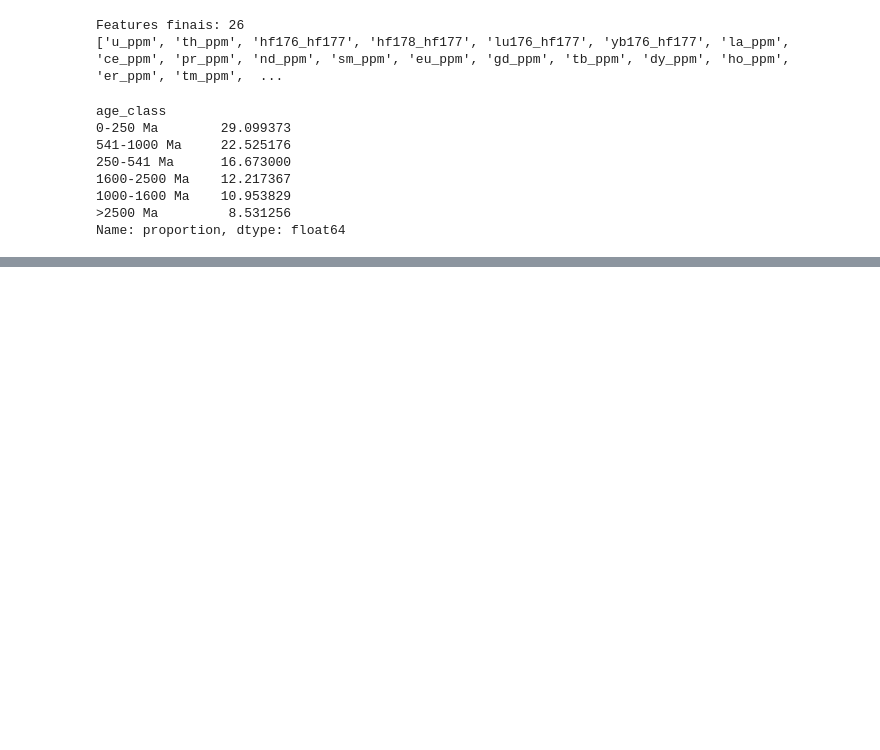
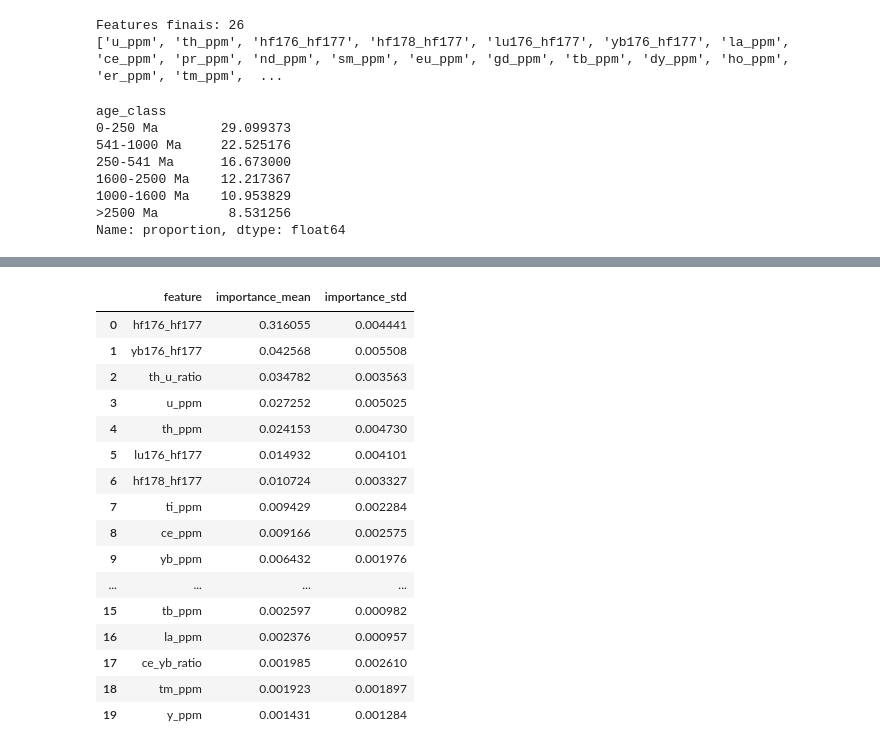
Before and after one commit to JCss156/zircon-age-prediction, a Jupyter notebook: notebooks/02_geochemical_age_classification.ipynb, the cells around one changed output, grey strips where cells are left out. Cells and saved outputs as stored; diff of their text form; code cells hidden in the pictures; blank space fills up the shorter version.

Commit message:
data leakeages fixed, new accuracy and some new comments

```diff
--- a/notebooks/02_geochemical_age_classification.ipynb
+++ b/notebooks/02_geochemical_age_classification.ipynb
@@ -609,28 +556,43 @@ Melhores parâmetros:
 # %%
-df.columns = df.columns.str.strip()
+# Permutation importance da classificacao
 
-df["Age_numeric"] = df["age"]
+perm_cls = permutation_importance(
+    classifier,
+    X_test_cls,
+    y_test_cls,
+    n_repeats=10,
+    random_state=RANDOM_STATE,
+    n_jobs=-1,
+    scoring="f1_macro"
+)
 
-# Remove linhas sem idade
-df_model = df.dropna(subset=["Age_numeric"]).copy()
+importance_cls = (
+    pd.DataFrame({
+        "feature": X_test_cls.columns,
+        "importance_mean": perm_cls.importances_mean,
+        "importance_std": perm_cls.importances_std
+    })
+    .sort_values("importance_mean", ascending=False)
+    .reset_index(drop=True)
+)
 
-# Pega só colunas numéricas
-X = df_model.select_dtypes(include=["number"]).copy()
-
-# Remove a idade e colunas que vazam diretamente a resposta
-cols_to_remove = [
-    "age",
-    "age_2sd",
-    "Age_numeric",
-    "pb206_u238_age_ma",
-    "pb207_pb206_age_ma",
-    "pb207_u235_age_ma",
-    "pb208_th232_age_ma",
-    "u238_pb206_age_ma",
-    "pb206_207Pb_ma"
-]
-
-X = X.drop(columns=[col for col in cols_to_remove if col in X.columns])
-
-y = df_model["Age_numeric"]
+importance_cls.head(20)
+# %% [output]
+|  | feature | importance_mean | importance_std |
+| 0 | hf176_hf177 | 0.316055 | 0.004441 |
+| 1 | yb176_hf177 | 0.042568 | 0.005508 |
+| 2 | th_u_ratio | 0.034782 | 0.003563 |
+| 3 | u_ppm | 0.027252 | 0.005025 |
+| 4 | th_ppm | 0.024153 | 0.004730 |
+| 5 | lu176_hf177 | 0.014932 | 0.004101 |
+| 6 | hf178_hf177 | 0.010724 | 0.003327 |
+| 7 | ti_ppm | 0.009429 | 0.002284 |
+| 8 | ce_ppm | 0.009166 | 0.002575 |
+| 9 | yb_ppm | 0.006432 | 0.001976 |
+| ... | ... | ... | ... |
+| 15 | tb_ppm | 0.002597 | 0.000982 |
+| 16 | la_ppm | 0.002376 | 0.000957 |
+| 17 | ce_yb_ratio | 0.001985 | 0.002610 |
+| 18 | tm_ppm | 0.001923 | 0.001897 |
+| 19 | y_ppm | 0.001431 | 0.001284 |
 # %%
```
Also changed, not shown: parts of 20 cells of this notebook.
